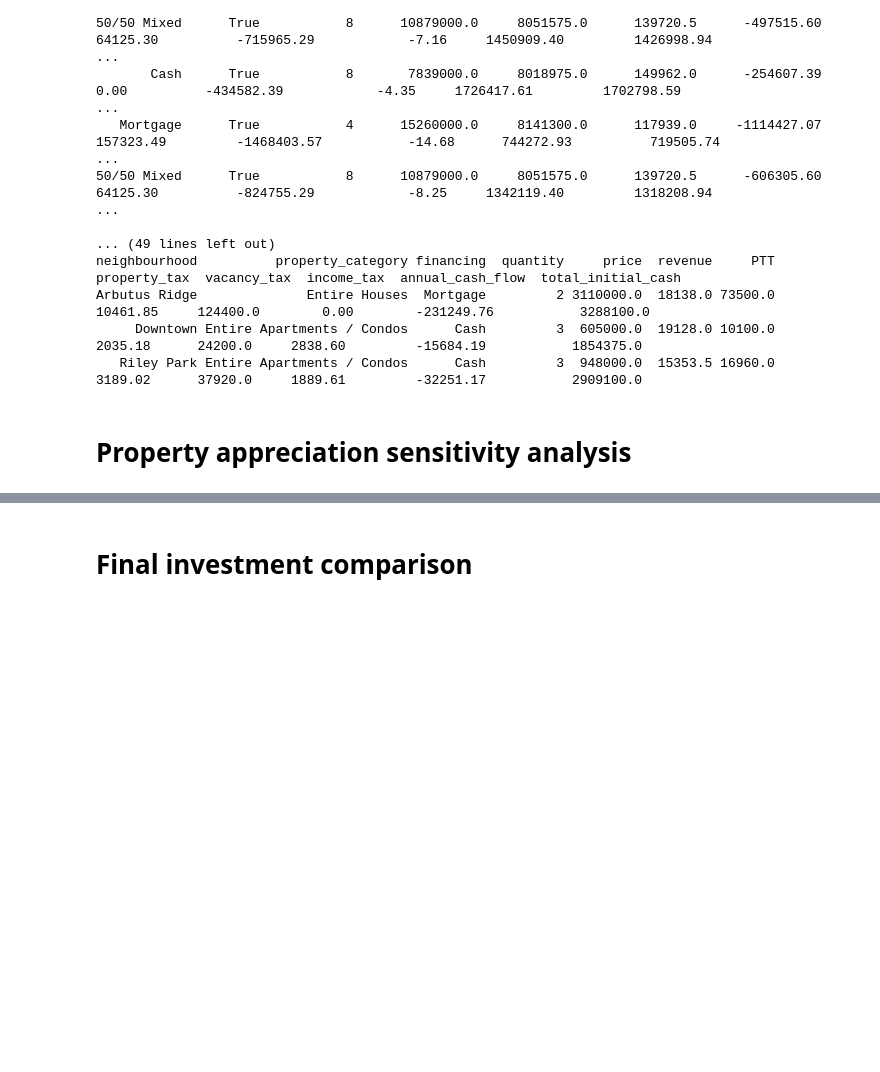
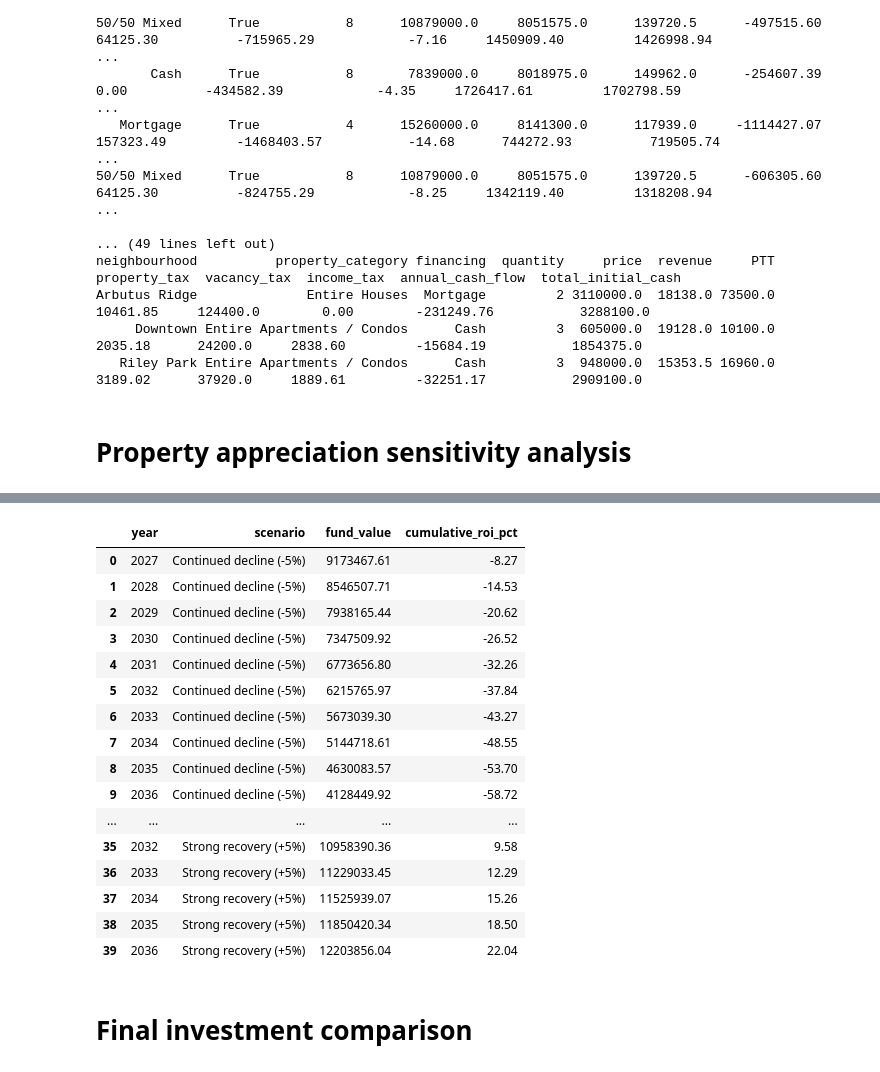
Before and after one commit to eMongoose/DSSS-DataJam-2026, a Jupyter notebook: models/model2/investment_roi.ipynb, the cells around one changed output, grey strips where cells are left out. Cells and saved outputs as stored; diff of their text form; code cells hidden in the pictures; blank space fills up the shorter version.

```diff
--- a/models/model2/investment_roi.ipynb
+++ b/models/model2/investment_roi.ipynb
@@ -2055,3 +2186,85 @@ appreciation_results.to_csv(
+# %%
+
+# 10-year projection of the recommended all-cash portfolio
+
+selected = all_allocations.loc[
+    (all_allocations["strategy"] == "Cash")
+    & (all_allocations["tax_scenario"] == "City EHT + BC SVT")
+].copy()
+
+purchase_value = (
+    selected["price"] * selected["quantity"]
+).sum()
+
+closing_costs = (
+    selected["closing_costs"] * selected["quantity"]
+).sum()
+
+annual_cash_flow = selected["total_cash_flow"].sum()
+
+growth_scenarios = {
+    "Continued decline (-5%)": -0.05,
+    "Stabilization (0%)": 0.00,
+    "Moderate recovery (+3%)": 0.03,
+    "Strong recovery (+5%)": 0.05,
+}
+
+projection_rows = []
+
+for scenario, growth_rate in growth_scenarios.items():
+    for year_number in range(1, 11):
+
+        property_value = (
+            purchase_value * (1 + growth_rate) ** year_number
+        )
+
+        cumulative_cash_flow = (
+            annual_cash_flow * year_number
+        )
+
+        fund_value = (
+            ASSUMPTIONS["budget"]
+            - closing_costs
+            + cumulative_cash_flow
+            + property_value
+            - purchase_value
+        )
+
+        projection_rows.append({
+            "year": 2026 + year_number,
+            "scenario": scenario,
+            "fund_value": fund_value,
+            "cumulative_roi_pct": (
+                fund_value / ASSUMPTIONS["budget"] - 1
+            ) * 100
+        })
+
+ten_year_projection = pd.DataFrame(projection_rows)
+
+display(ten_year_projection.round(2))
+
+ten_year_projection.to_csv(
+    "output/ten_year_projection.csv",
+    index=False
+)
+# %% [output]
+|  | year | scenario | fund_value | cumulative_roi_pct |
+| 0 | 2027 | Continued decline (-5%) | 9173467.61 | -8.27 |
+| 1 | 2028 | Continued decline (-5%) | 8546507.71 | -14.53 |
+| 2 | 2029 | Continued decline (-5%) | 7938165.44 | -20.62 |
+| 3 | 2030 | Continued decline (-5%) | 7347509.92 | -26.52 |
+| 4 | 2031 | Continued decline (-5%) | 6773656.80 | -32.26 |
+| 5 | 2032 | Continued decline (-5%) | 6215765.97 | -37.84 |
+| 6 | 2033 | Continued decline (-5%) | 5673039.30 | -43.27 |
+| 7 | 2034 | Continued decline (-5%) | 5144718.61 | -48.55 |
+| 8 | 2035 | Continued decline (-5%) | 4630083.57 | -53.70 |
+| 9 | 2036 | Continued decline (-5%) | 4128449.92 | -58.72 |
+| ... | ... | ... | ... | ... |
+| 35 | 2032 | Strong recovery (+5%) | 10958390.36 | 9.58 |
+| 36 | 2033 | Strong recovery (+5%) | 11229033.45 | 12.29 |
+| 37 | 2034 | Strong recovery (+5%) | 11525939.07 | 15.26 |
+| 38 | 2035 | Strong recovery (+5%) | 11850420.34 | 18.50 |
+| 39 | 2036 | Strong recovery (+5%) | 12203856.04 | 22.04 |
 # %% [markdown]
 # Final investment comparison
 # %%
```
Also changed, not shown: parts of 6 cells of this notebook, 3 other files.
